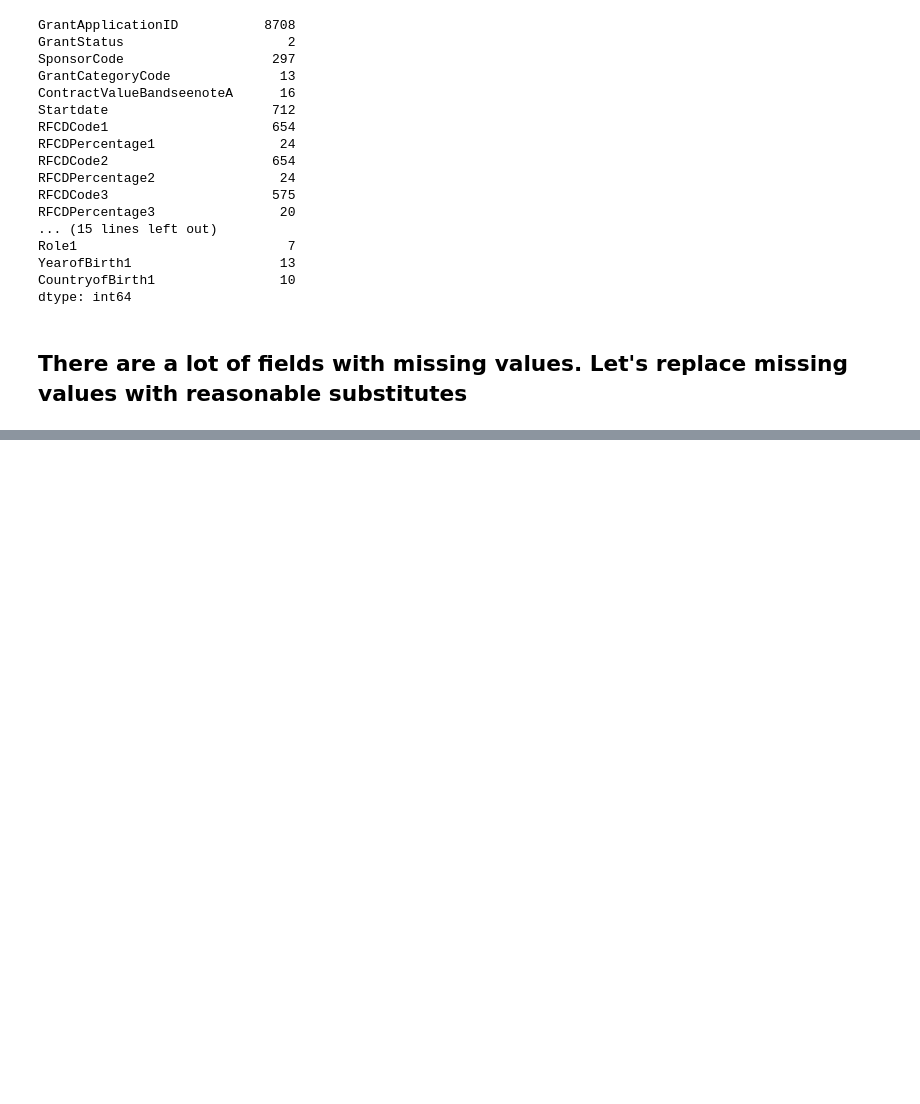
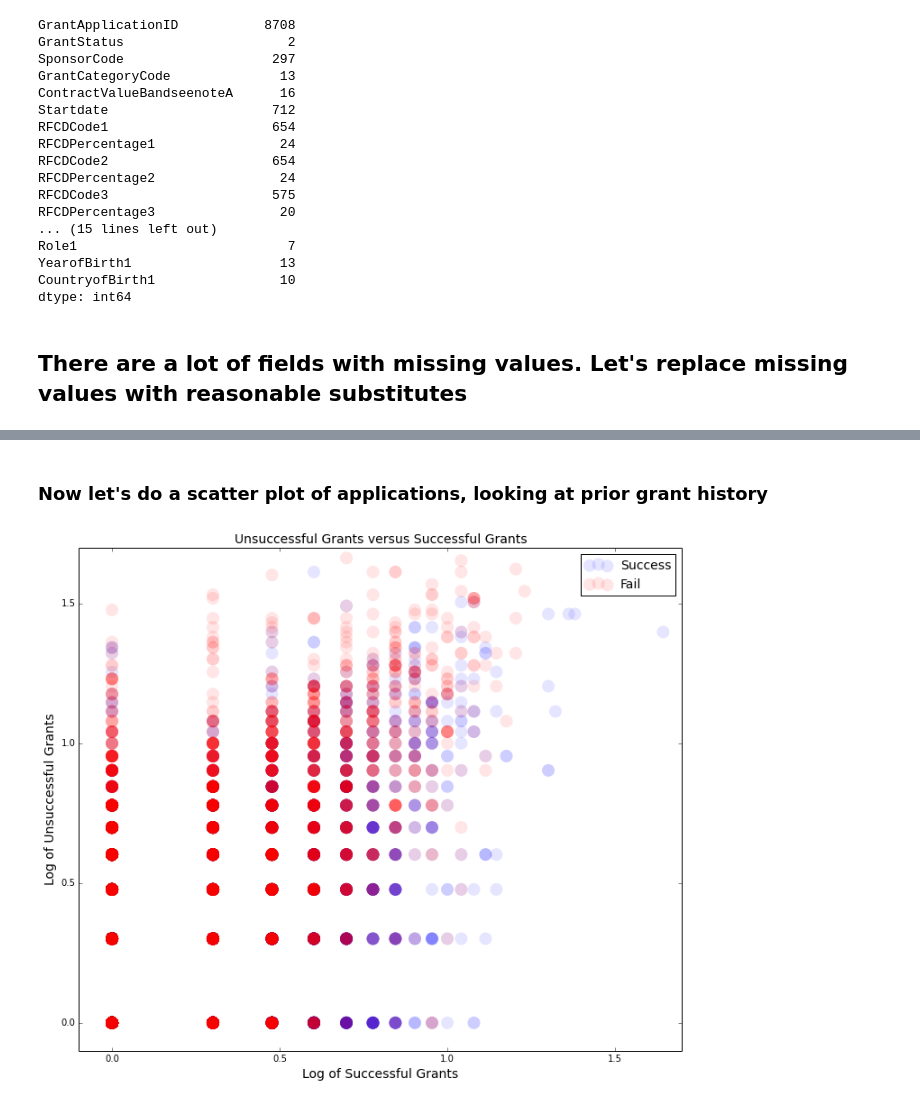
Before and after one commit to realmichaelzyy/cs249project, a Jupyter notebook: kaggle/workspace/classifier/KaggleExploration.ipynb, the cells around one changed output, grey strips where cells are left out. Cells and saved outputs as stored; diff of their text form; code cells hidden in the pictures; blank space fills up the shorter version.

```diff
--- a/kaggle/workspace/classifier/KaggleExploration.ipynb
+++ b/kaggle/workspace/classifier/KaggleExploration.ipynb
@@ -92,0 +197,23 @@ data.loc[:,'Startdate'] = a
+# %% [markdown]
+### Now let's do a scatter plot of applications, looking at prior grant history
+# %%
+fig = plt.figure(1, figsize=(12, 10))
+ax1 = fig.add_subplot(111)
+
+ax1.scatter(list(numpy.log10(plotData.totalSuccessfulGrants[plotData.GrantStatus == 1])),
+                      list(numpy.log10(plotData.totalUnsuccessfulGrants[plotData.GrantStatus == 1])),
+            c='b',cmap=get_cmap('autumn'), alpha = 0.1, s = 196, linewidth=0.0, label = 'Success')
+ax1.scatter(list(numpy.log10(plotData.totalSuccessfulGrants[plotData.GrantStatus == 0])),
+                      list(numpy.log10(plotData.totalUnsuccessfulGrants[plotData.GrantStatus == 0])),
+            c='r',cmap=get_cmap('autumn'), alpha = 0.1, s = 200, linewidth=0.0, label = 'Fail')
+#ax1.set_ylim([-1,45])
+#ax1.set_xlim([-1,50])
+ax1.set_ylim([-0.1,1.7])
+ax1.set_xlim([-0.1,1.7])
+ax1.set_ylabel('Log of Unsuccessful Grants', fontsize=14)
+ax1.set_xlabel('Log of Successful Grants', fontsize=14)
+ax1.legend(fontsize=14)
+ax1.set_title('Unsuccessful Grants versus Successful Grants',fontsize=14)
+plt.show()
+# %% [output]
+[figure, added]
```
Also changed, not shown: parts of 15 cells of this notebook, 1 other file.
